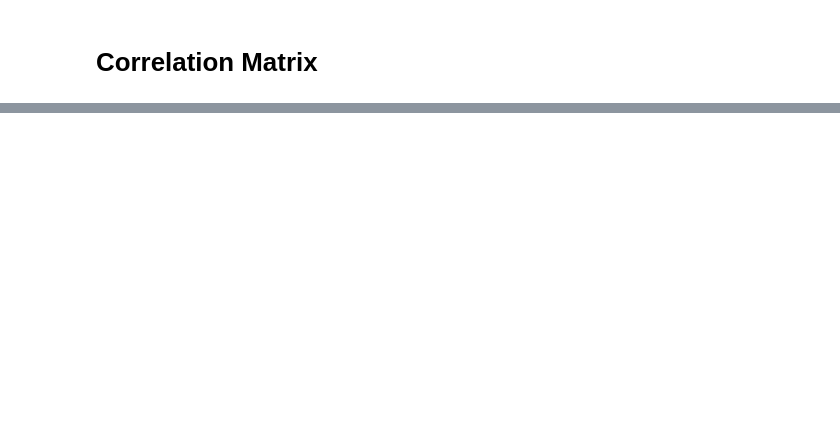
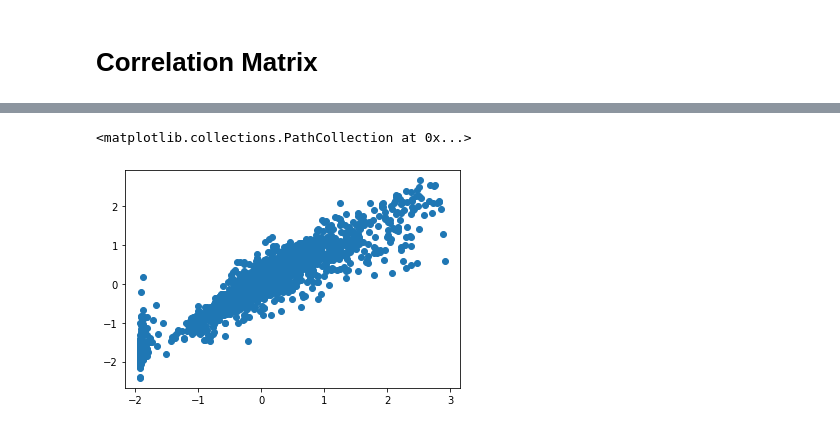
Before and after one commit to Sahiti99/EDA-on-cardata, a Jupyter notebook: Untitled1.ipynb, the cells around one changed output, grey strips where cells are left out. Cells and saved outputs as stored; diff of their text form; code cells hidden in the pictures; blank space fills up the shorter version.

```diff
--- a/Untitled1.ipynb
+++ b/Untitled1.ipynb
@@ -452,0 +530,6 @@ r
+# %%
+y_pred = regressor.predict(X_test)
+plt.scatter(y_test,y_pred)
+# %% [output]
+<matplotlib.collections.PathCollection at 0x...>
+[figure, added]
```
Also changed, not shown: parts of 35 cells of this notebook.
